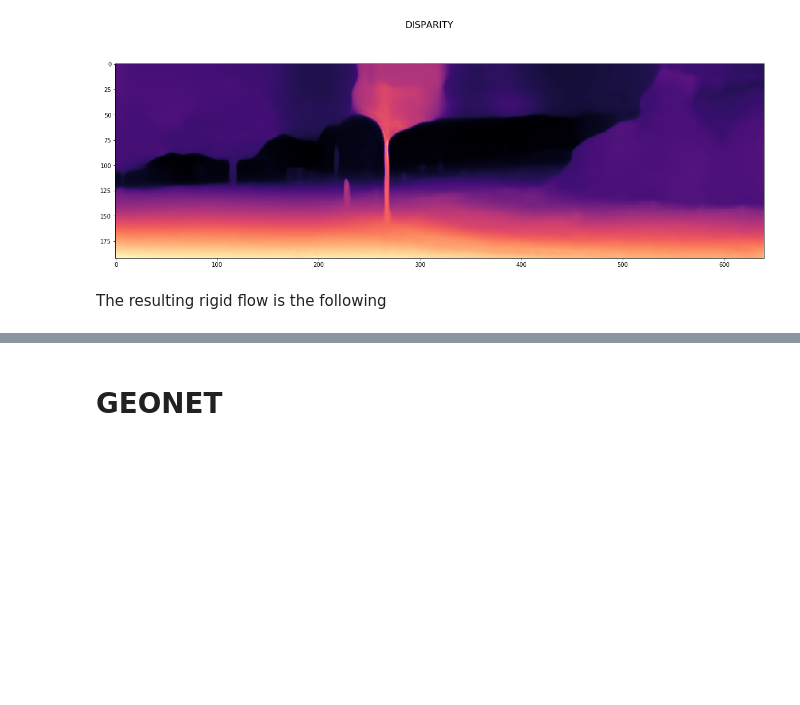
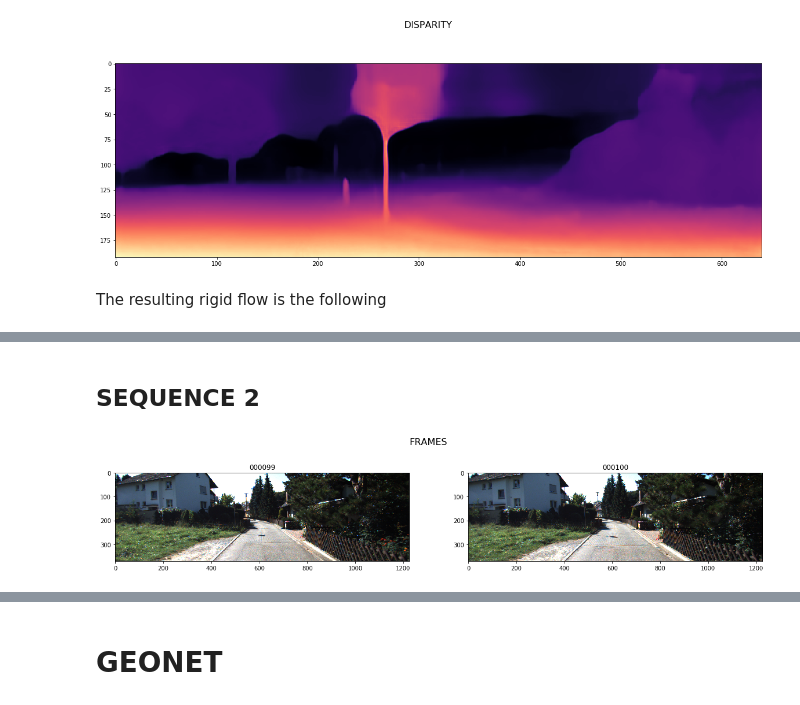
Before and after one commit to FilippoAleotti/MotionTest, a Jupyter notebook: notebook.ipynb, the cells around one changed output, grey strips where cells are left out. Saved outputs shown, nothing was run; the diff lists cells and outputs as text; code cells hidden in the pictures; blank space fills up the shorter version.

```diff
--- a/notebook.ipynb
+++ b/notebook.ipynb
@@ -16,7 +20,6 @@ cur_dir=os.getcwd()
 # %%
-
-t0_img = cv2.imread(os.path.join(cur_dir,'000000.png'))
-t1_img = cv2.imread(os.path.join(cur_dir,'000001.png'))
+t0_img = cv2.imread(os.path.join(cur_dir,'images','000000.png'))
+t1_img = cv2.imread(os.path.join(cur_dir,'images','000001.png'))
 t0_img = cv2.cvtColor(t0_img, cv2.COLOR_BGR2RGB)
 t1_img = cv2.cvtColor(t1_img, cv2.COLOR_BGR2RGB)
 
@@ -66,0 +98,20 @@ For this test, we use frame `000000.png` both as T0 and T1 and perform an infere
+# %% [markdown]
+## SEQUENCE 2
+# %%
+t0_img = cv2.imread(os.path.join(cur_dir,'images','000099.png'))
+t1_img = cv2.imread(os.path.join(cur_dir,'images','000100.png'))
+t0_img = cv2.cvtColor(t0_img, cv2.COLOR_BGR2RGB)
+t1_img = cv2.cvtColor(t1_img, cv2.COLOR_BGR2RGB)
+
+counter = 0
+fig = plt.figure(figsize=(20,7))
+fig.suptitle("FRAMES", fontsize=16)
+for img,title in zip([t0_img, t1_img],['000099','000100']):
+    ax = plt.subplot(221+counter)
+    ax.title.set_text(title)
+    plt.imshow(img)
+    counter += 1
+
+plt.show()
+# %% [output]
+[figure, added]
```
Also changed, not shown: parts of 16 cells of this notebook, 4 other files.
